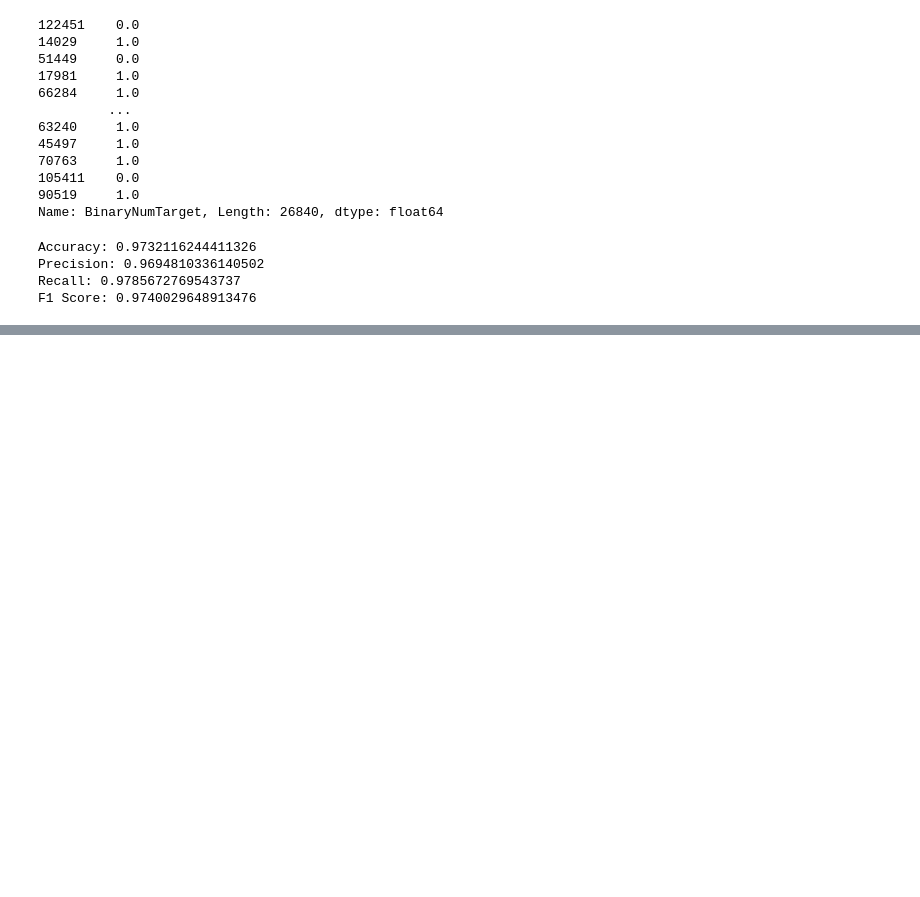
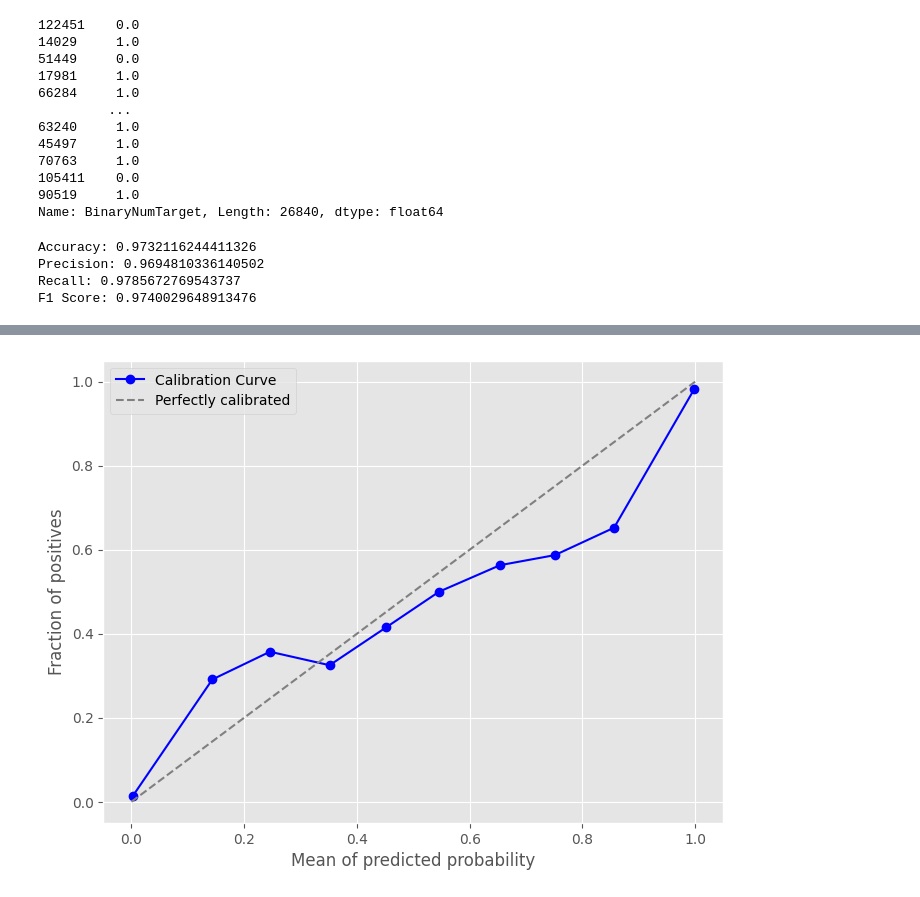
Before and after one commit to SuperSaiyansUcd/Fake-News-Detection-, a Jupyter notebook: model/FND_LSTM_RAW.ipynb, the cells around one changed output, grey strips where cells are left out. Cells and saved outputs as stored; diff of their text form; code cells hidden in the pictures; blank space fills up the shorter version.

```diff
--- a/model/FND_LSTM_RAW.ipynb
+++ b/model/FND_LSTM_RAW.ipynb
@@ -233,0 +253,18 @@ F1 Score: 0.9740029648913476
+# %%
+from sklearn.calibration import calibration_curve
+import matplotlib.pyplot as plt
+
+# Calculate calibration curve
+prob_true, prob_pred = calibration_curve(y_test, y_pred, n_bins=10, strategy='uniform')
+
+# Plot calibration curve
+plt.figure(figsize=(8, 6))
+plt.plot(prob_pred, prob_true, marker='o', color='b', label='Calibration Curve')
+plt.plot([0, 1], [0, 1], linestyle='--', color='gray', label='Perfectly calibrated')
+plt.xlabel('Mean of predicted probability')
+plt.ylabel('Fraction of positives')
+plt.legend()
+plt.grid(True)
+plt.show()
+# %% [output]
+[figure, added]
```
Also changed, not shown: parts of 2 cells of this notebook.
